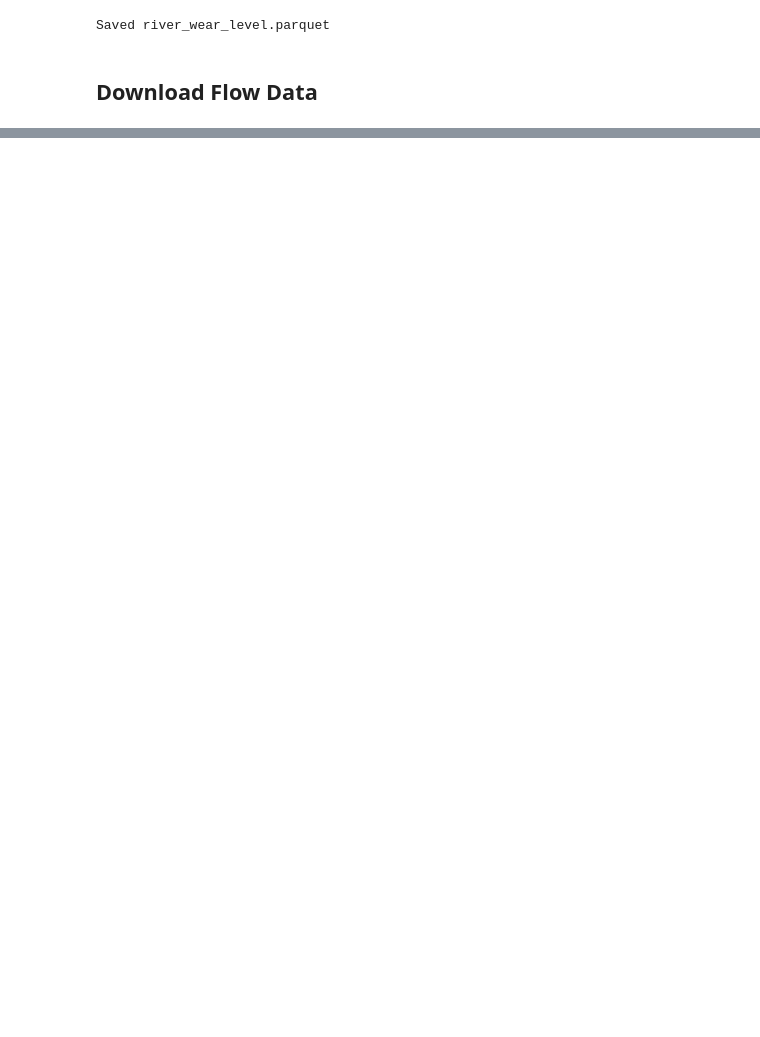
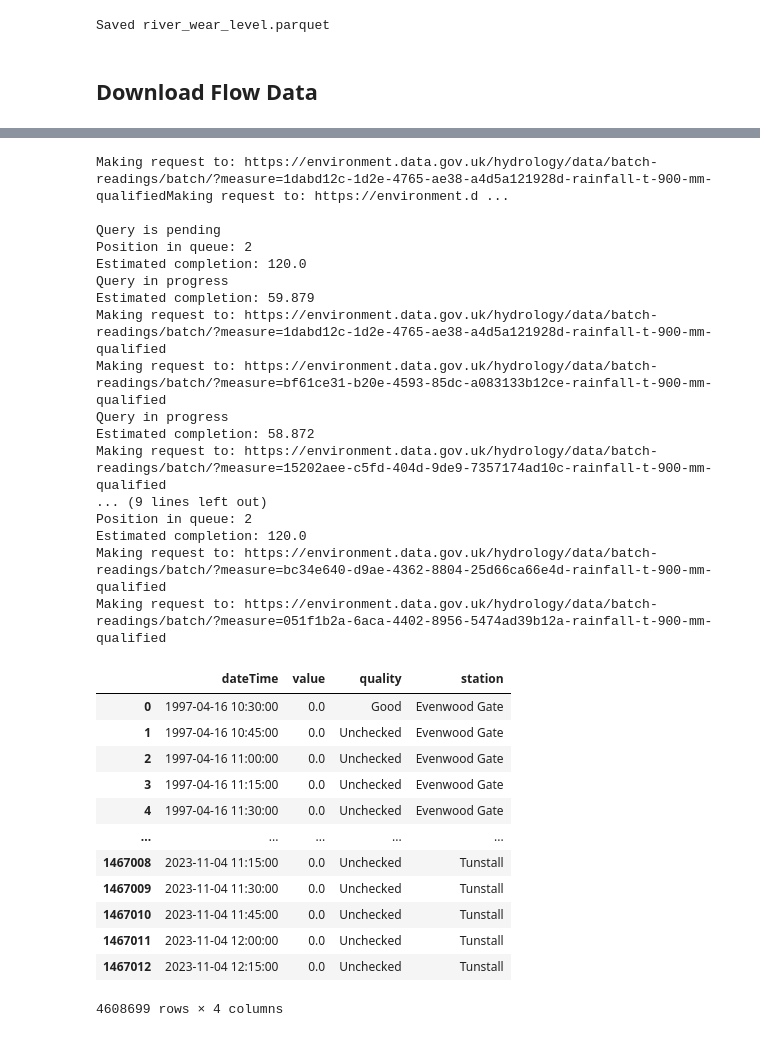
Before and after one commit to Jex-y/river-level-analysis, a Jupyter notebook: build_datasets.ipynb, the cells around one changed output, grey strips where cells are left out. Drawn from its saved outputs; the diff is of its cells as text; code cells hidden in the pictures; blank space fills up the shorter version.

```diff
--- a/build_datasets.ipynb
+++ b/build_datasets.ipynb
@@ -249,0 +315,5 @@ MET_OFFICE_API_KEY = "9fedcc7c-c5fc-40c3-8495-0fac8d6a8327"
+# %%
+rainfall_stations = api.get_stations_close_to_with_measure(54.66305556, -1.67611111, 100, Measure.RAINFALL, limit=100)
+
+print(f"Got {len(rainfall_stations)} rainfall stations")
+rainfall_stations.head()
@@ -249,0 +329,34 @@ MET_OFFICE_API_KEY = "9fedcc7c-c5fc-40c3-8495-0fac8d6a8327"
+# %%
+rainfall_df = api.batch_get_measure_from_stations(Measure.RAINFALL, rainfall_stations.head(5))
+rainfall_df
+# %% [output]
+Making request to: https://environment.data.gov.uk/hydrology/data/batch-readings/batch/?measure=1dabd12c-1d2e-4765-ae38-a4d5a121928d-rainfall-t-900-mm-qualifiedMaking request to: https://environment.d ...
+
+Query is pending
+Position in queue: 2
+Estimated completion: 120.0
+Query in progress
+Estimated completion: 59.879
+Making request to: https://environment.data.gov.uk/hydrology/data/batch-readings/batch/?measure=1dabd12c-1d2e-4765-ae38-a4d5a121928d-rainfall-t-900-mm-qualified
+Making request to: https://environment.data.gov.uk/hydrology/data/batch-readings/batch/?measure=bf61ce31-b20e-4593-85dc-a083133b12ce-rainfall-t-900-mm-qualified
+Query in progress
+Estimated completion: 58.872
+Making request to: https://environment.data.gov.uk/hydrology/data/batch-readings/batch/?measure=15202aee-c5fd-404d-9de9-7357174ad10c-rainfall-t-900-mm-qualified
+... (9 lines left out)
+Position in queue: 2
+Estimated completion: 120.0
+Making request to: https://environment.data.gov.uk/hydrology/data/batch-readings/batch/?measure=bc34e640-d9ae-4362-8804-25d66ca66e4d-rainfall-t-900-mm-qualified
+Making request to: https://environment.data.gov.uk/hydrology/data/batch-readings/batch/?measure=051f1b2a-6aca-4402-8956-5474ad39b12a-rainfall-t-900-mm-qualified
+|  | dateTime | value | quality | station |
+| 0 | 1997-04-16 10:30:00 | 0.0 | Good | Evenwood Gate |
+| 1 | 1997-04-16 10:45:00 | 0.0 | Unchecked | Evenwood Gate |
+| 2 | 1997-04-16 11:00:00 | 0.0 | Unchecked | Evenwood Gate |
+| 3 | 1997-04-16 11:15:00 | 0.0 | Unchecked | Evenwood Gate |
+| 4 | 1997-04-16 11:30:00 | 0.0 | Unchecked | Evenwood Gate |
+| ... | ... | ... | ... | ... |
+| 1467008 | 2023-11-04 11:15:00 | 0.0 | Unchecked | Tunstall |
+| 1467009 | 2023-11-04 11:30:00 | 0.0 | Unchecked | Tunstall |
+| 1467010 | 2023-11-04 11:45:00 | 0.0 | Unchecked | Tunstall |
+| 1467011 | 2023-11-04 12:00:00 | 0.0 | Unchecked | Tunstall |
+| 1467012 | 2023-11-04 12:15:00 | 0.0 | Unchecked | Tunstall |
+4608699 rows × 4 columns
```
Also changed, not shown: parts of 9 cells of this notebook, 1 other file.
